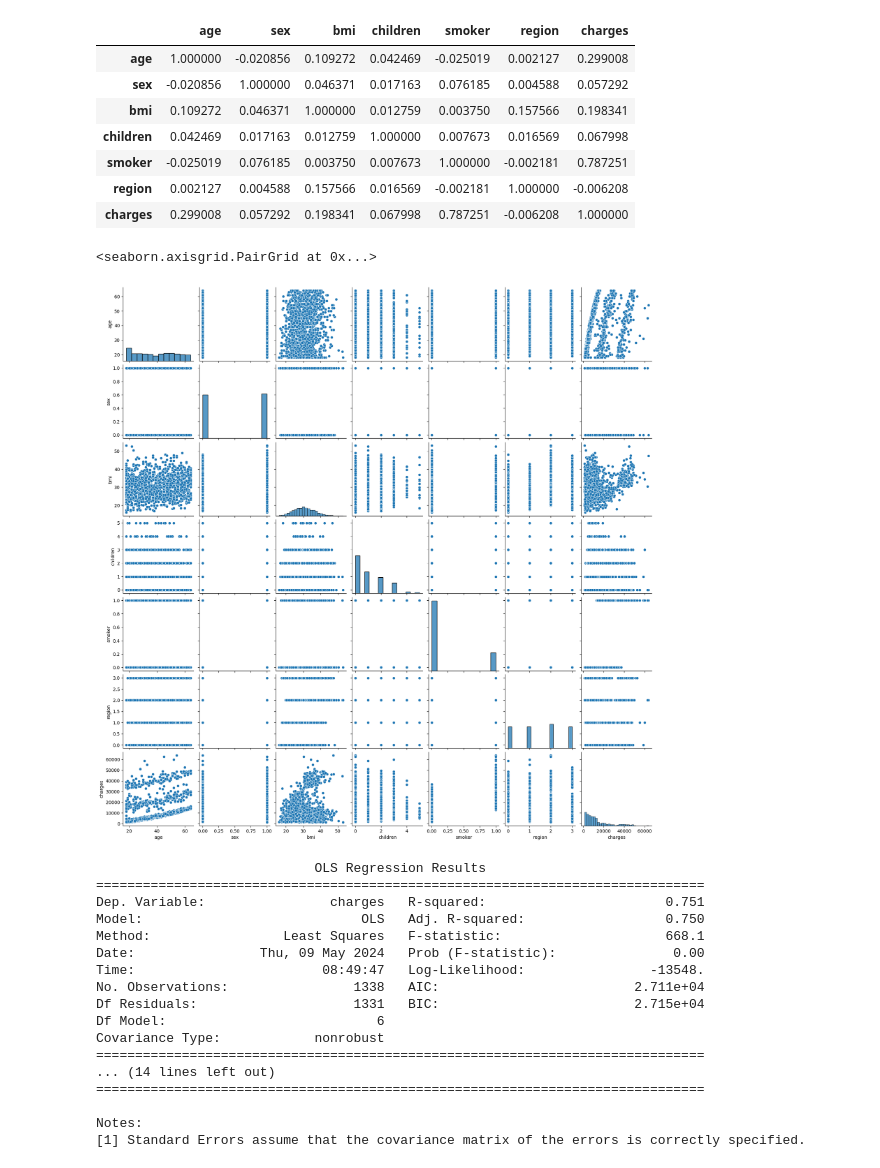
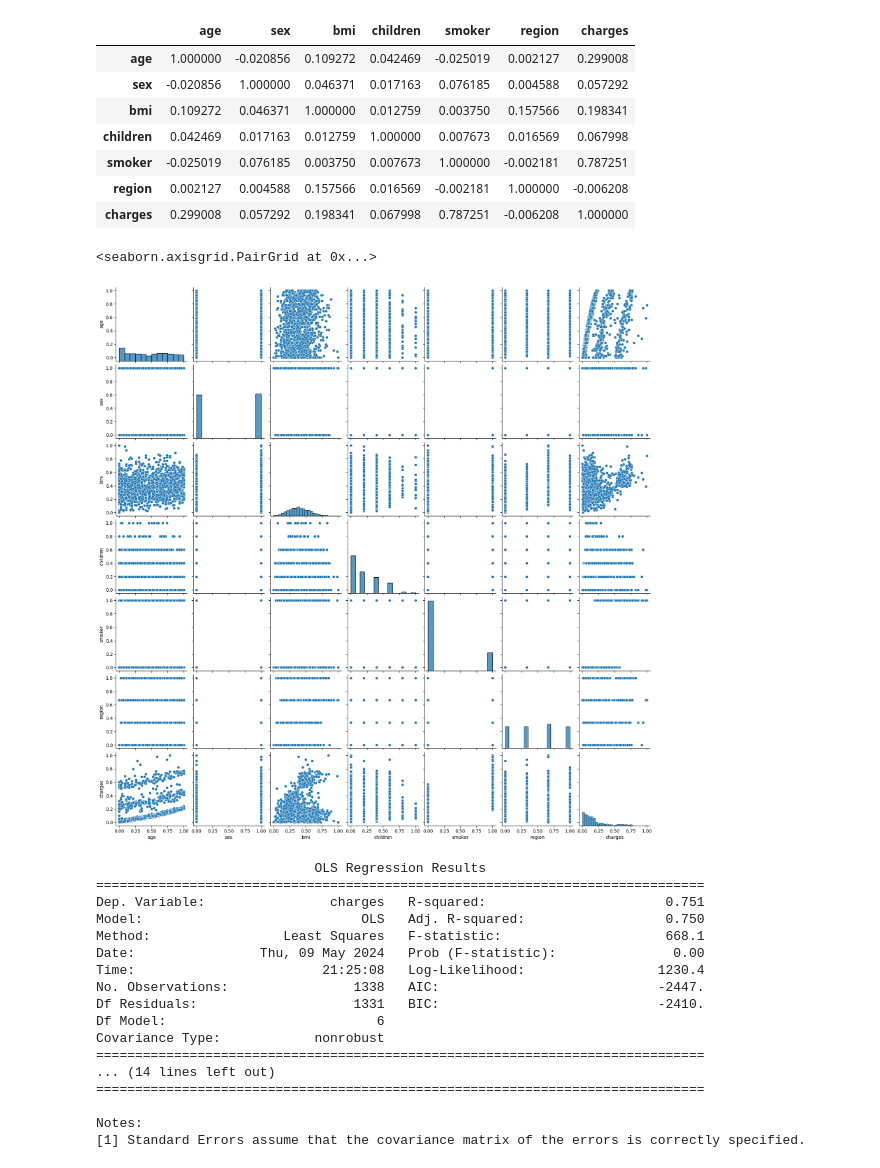
Before and after one commit to cavalheirolucas/LinearRegression, a Jupyter notebook: Regressão Linear.ipynb, the cells around one changed output. Drawn from its saved outputs; the diff is of its cells as text; code cells hidden in the pictures.

Commit message:
Add files via upload
Linear Regression with normalized data and predict data.

```diff
--- a/Regressão Linear.ipynb
+++ b/Regressão Linear.ipynb
@@ -49,3 +49,12 @@ print(insurance)
 1337   61    0  29.070         0       1       1  29141.36030
 
 [1338 rows x 7 columns]
+# %%
+from sklearn.preprocessing import MinMaxScaler
+
+scaler = MinMaxScaler().fit(insurance)
+insurance_norm = scaler.transform(insurance)
+insurance_norm = pd.DataFrame(insurance_norm)
+insurance_norm.describe()
+insurance_norm = insurance_norm.rename(columns={0:'age',1:"sex",2:'bmi',3:'children',4:'smoker',5:'region',6:'charges'})
+insurance_norm
@@ -61,16 +84,16 @@ insurance.corr()
 | region | 0.002127 | 0.004588 | 0.157566 | 0.016569 | -0.002181 | 1.000000 | -0.006208 |
 | charges | 0.299008 | 0.057292 | 0.198341 | 0.067998 | 0.787251 | -0.006208 | 1.000000 |
 # %%
-sns.pairplot(insurance)
+sns.pairplot(insurance_norm)
 # %% [output]
 <seaborn.axisgrid.PairGrid at 0x...>
-[figure, old version]
+[figure, new version]
 # %%
 import statsmodels.formula.api as smf
 
 function = "charges~age+sex+bmi+children+smoker+region"
 
-model = smf.ols(formula=function, data = insurance).fit()
+model = smf.ols(formula=function, data = insurance_norm).fit()
 print(model.summary())
 # %% [output]
                             OLS Regression Results
@@ -79,9 +102,9 @@ Dep. Variable:                charges   R-squared:                       0.751
 Model:                            OLS   Adj. R-squared:                  0.750
 Method:                 Least Squares   F-statistic:                     668.1
 Date:                Thu, 09 May 2024   Prob (F-statistic):               0.00
-Time:                        08:49:47   Log-Likelihood:                -13548.
-No. Observations:                1338   AIC:                         2.711e+04
-Df Residuals:                    1331   BIC:                         2.715e+04
+Time:                        21:25:08   Log-Likelihood:                 1230.4
+No. Observations:                1338   AIC:                            -2447.
+Df Residuals:                    1331   BIC:                            -2410.
 Df Model:                           6
 Covariance Type:            nonrobust
 ==============================================================================
```
Also changed, not shown: parts of 10 cells of this notebook.
